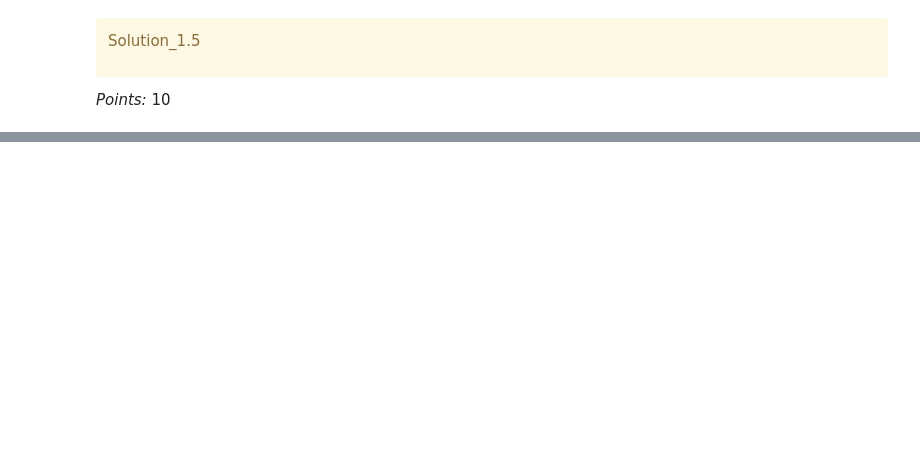
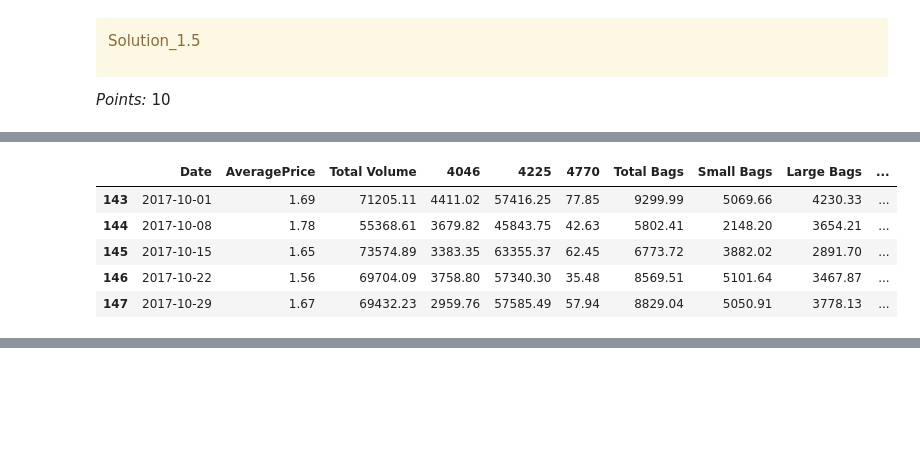
Before and after one commit to Lorax6/hw8, a Jupyter notebook: hw8.ipynb, the cells around one changed output, grey strips where cells are left out. Drawn from its saved outputs; the diff is of its cells as text; code cells hidden in the pictures; blank space fills up the shorter version.

```diff
--- a/hw8.ipynb
+++ b/hw8.ipynb
@@ -519,0 +601,9 @@ _Type your answer here, replacing this text._
+# %%
+df_test_enc.head()
+# %% [output]
+|  | Date | AveragePrice | Total Volume | 4046 | 4225 | 4770 | Total Bags | Small Bags | Large Bags | ... |
+| 143 | 2017-10-01 | 1.69 | 71205.11 | 4411.02 | 57416.25 | 77.85 | 9299.99 | 5069.66 | 4230.33 | ... |
+| 144 | 2017-10-08 | 1.78 | 55368.61 | 3679.82 | 45843.75 | 42.63 | 5802.41 | 2148.20 | 3654.21 | ... |
+| 145 | 2017-10-15 | 1.65 | 73574.89 | 3383.35 | 63355.37 | 62.45 | 6773.72 | 3882.02 | 2891.70 | ... |
+| 146 | 2017-10-22 | 1.56 | 69704.09 | 3758.80 | 57340.30 | 35.48 | 8569.51 | 5101.64 | 3467.87 | ... |
+| 147 | 2017-10-29 | 1.67 | 69432.23 | 2959.76 | 57585.49 | 57.94 | 8829.04 | 5050.91 | 3778.13 | ... |
```
Also changed, not shown: parts of 51 cells of this notebook.
